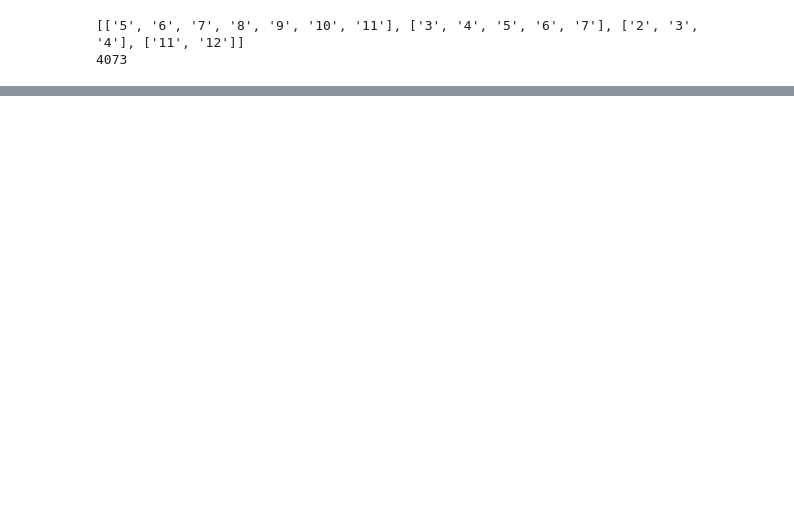
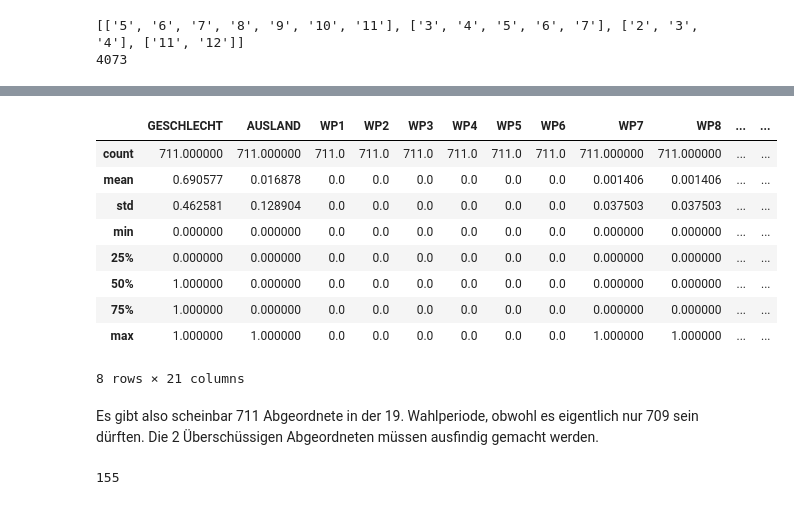
Before and after one commit to techlabsms/project-wt-18-12-Abgeordnetenanalyse, a Jupyter notebook: Extracting.ipynb, the cells around one changed output, grey strips where cells are left out. Saved outputs shown, nothing was run; the diff lists cells and outputs as text; code cells hidden in the pictures; blank space fills up the shorter version.

```diff
--- a/Extracting.ipynb
+++ b/Extracting.ipynb
@@ -216,0 +441,9 @@ df_first.head()
+# %%
+#Nun muss noch das Alter, aus der Differenz von dem Wahlperiodenjahr und Geburtsjahr gebildet werden
+Datum = df_first["GEBURTSDATUM"]
+def calc_age(word_list):
+   new_list = [[item - (int(Datum[word_list.index(lst)])) for item in lst] for lst in word_list]
+   return new_list
+
+Alter = calc_age(Jahre1)
+print(Alter)
@@ -216,0 +452,4 @@ df_first.head()
+# %%
+#Einfügen ins DF
+df_first["ALTER"] = Alter
+df_first.head()
@@ -216,0 +463,4 @@ df_first.head()
+# %%
+#Das Cleaning ist abgeschlossen, jetzt geht es an die Pivotisierung
+dfnew = df_first
+dfnew.head()
@@ -216,0 +536,21 @@ df_first.head()
+# %%
+#Wenn irgendwer Ahnung hat, wie man Namen von Variablen generieren kann, BITTE ÄNDERN!
+df_WP1 = dfnew.loc[dfnew["WP1"] == 1]
+df_WP2 = dfnew.loc[dfnew["WP2"] == 1]
+df_WP3 = dfnew.loc[dfnew["WP3"] == 1]
+df_WP4 = dfnew.loc[dfnew["WP4"] == 1]
+df_WP5 = dfnew.loc[dfnew["WP5"] == 1]
+df_WP6 = dfnew.loc[dfnew["WP6"] == 1]
+df_WP7 = dfnew.loc[dfnew["WP7"] == 1]
+df_WP8 = dfnew.loc[dfnew["WP8"] == 1]
+df_WP9 = dfnew.loc[dfnew["WP9"] == 1]
+df_WP10 = dfnew.loc[dfnew["WP10"] == 1]
+df_WP11 = dfnew.loc[dfnew["WP11"] == 1]
+df_WP12 = dfnew.loc[dfnew["WP12"] == 1]
+df_WP13 = dfnew.loc[dfnew["WP13"] == 1]
+df_WP14 = dfnew.loc[dfnew["WP14"] == 1]
+df_WP15 = dfnew.loc[dfnew["WP15"] == 1]
+df_WP16 = dfnew.loc[dfnew["WP16"] == 1]
+df_WP17 = dfnew.loc[dfnew["WP17"] == 1]
+df_WP18 = dfnew.loc[dfnew["WP18"] == 1]
+df_WP19 = dfnew.loc[dfnew["WP19"] == 1]
@@ -216,0 +567,20 @@ df_first.head()
+# %%
+df_WP19.describe()
+# %% [output]
+|  | GESCHLECHT | AUSLAND | WP1 | WP2 | WP3 | WP4 | WP5 | WP6 | WP7 | WP8 | ... | ... |
+| count | 711.000000 | 711.000000 | 711.0 | 711.0 | 711.0 | 711.0 | 711.0 | 711.0 | 711.000000 | 711.000000 | ... | ... |
+| mean | 0.690577 | 0.016878 | 0.0 | 0.0 | 0.0 | 0.0 | 0.0 | 0.0 | 0.001406 | 0.001406 | ... | ... |
+| std | 0.462581 | 0.128904 | 0.0 | 0.0 | 0.0 | 0.0 | 0.0 | 0.0 | 0.037503 | 0.037503 | ... | ... |
+| min | 0.000000 | 0.000000 | 0.0 | 0.0 | 0.0 | 0.0 | 0.0 | 0.0 | 0.000000 | 0.000000 | ... | ... |
+| 25% | 0.000000 | 0.000000 | 0.0 | 0.0 | 0.0 | 0.0 | 0.0 | 0.0 | 0.000000 | 0.000000 | ... | ... |
+| 50% | 1.000000 | 0.000000 | 0.0 | 0.0 | 0.0 | 0.0 | 0.0 | 0.0 | 0.000000 | 0.000000 | ... | ... |
+| 75% | 1.000000 | 0.000000 | 0.0 | 0.0 | 0.0 | 0.0 | 0.0 | 0.0 | 0.000000 | 0.000000 | ... | ... |
+| max | 1.000000 | 1.000000 | 0.0 | 0.0 | 0.0 | 0.0 | 0.0 | 0.0 | 1.000000 | 1.000000 | ... | ... |
+8 rows × 21 columns
+# %% [markdown]
+Es gibt also scheinbar 711 Abgeordnete in der 19. Wahlperiode, obwohl es eigentlich nur 709 sein dürften. Die 2 Überschüssigen Abgeordneten müssen ausfindig gemacht werden.
+# %%
+#Die SPD hat nur 153 gewählte Abgeordnete, daher kommen also die zwei weiteren Abgeordneten
+len(df_WP19[dfnew.PARTEI_KURZ == "SPD"])
+# %% [output]
+155
```
Also changed, not shown: parts of 31 cells of this notebook.
